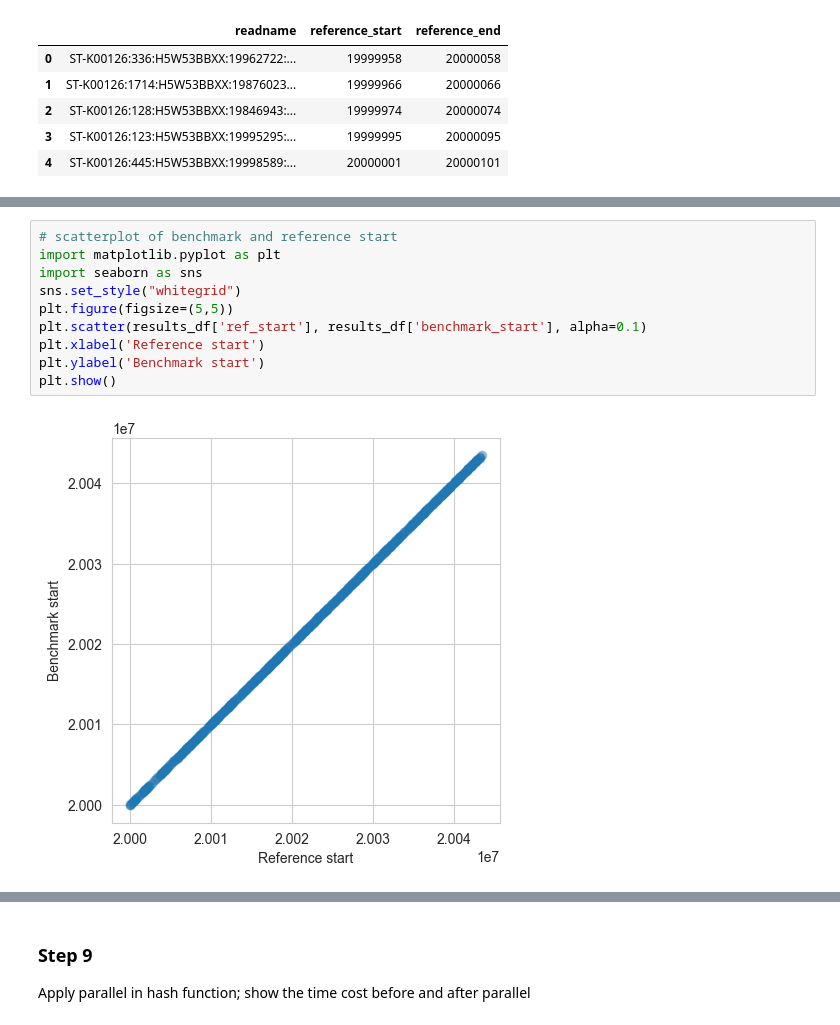
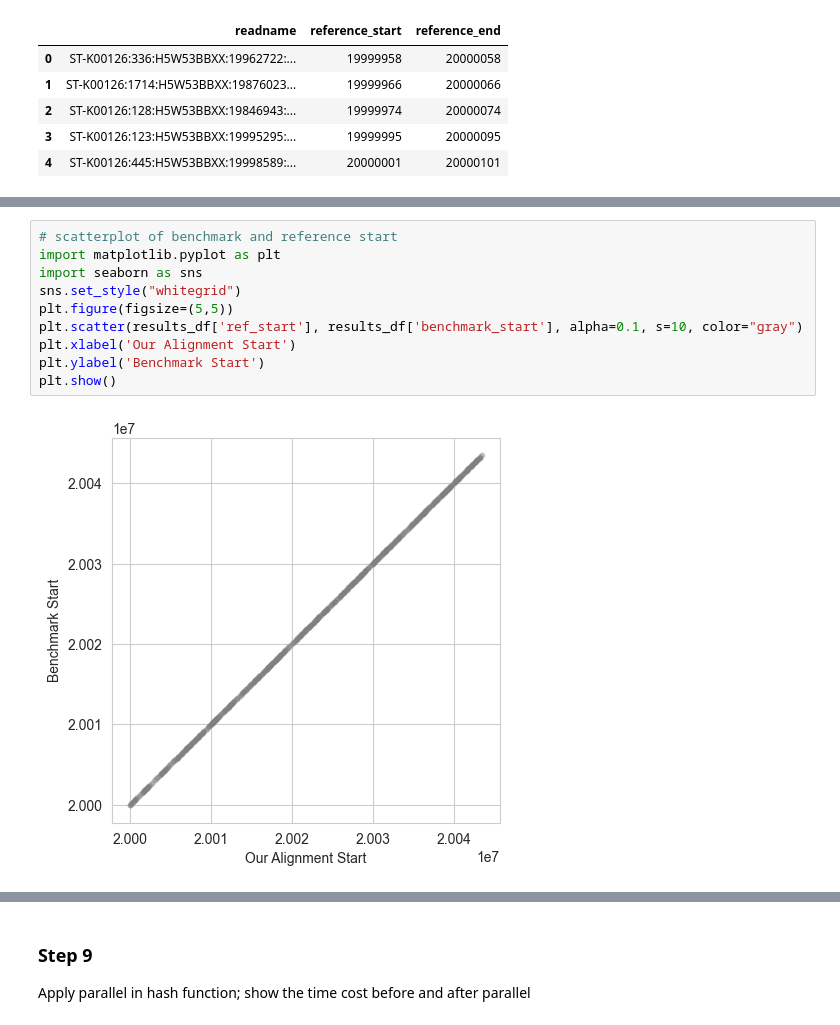
Before and after one commit to sheacon/big_data_minhash, a Jupyter notebook: genomic_alignment.ipynb, the cells around one changed output, grey strips where cells are left out. Saved outputs shown, nothing was run; the diff lists cells and outputs as text.

```diff
--- a/genomic_alignment.ipynb
+++ b/genomic_alignment.ipynb
@@ -301,15 +287,15 @@ results_df.sort_values('diff', ascending=False).head()
 # %%
 # scatterplot of benchmark and reference start
 import matplotlib.pyplot as plt
 import seaborn as sns
 sns.set_style("whitegrid")
 plt.figure(figsize=(5,5))
-plt.scatter(results_df['ref_start'], results_df['benchmark_start'], alpha=0.1)
-plt.xlabel('Reference start')
-plt.ylabel('Benchmark start')
+plt.scatter(results_df['ref_start'], results_df['benchmark_start'], alpha=0.1, s=10, color="gray")
+plt.xlabel('Our Alignment Start')
+plt.ylabel('Benchmark Start')
 plt.show()
 # %% [output]
-[figure, old version]
+[figure, new version]
 # %%
 # calculate the mse between benchmark and reference start
 np.mean((results_df['ref_start'] - results_df['benchmark_start'])**2)
```
Also changed, not shown: parts of 23 cells of this notebook.
